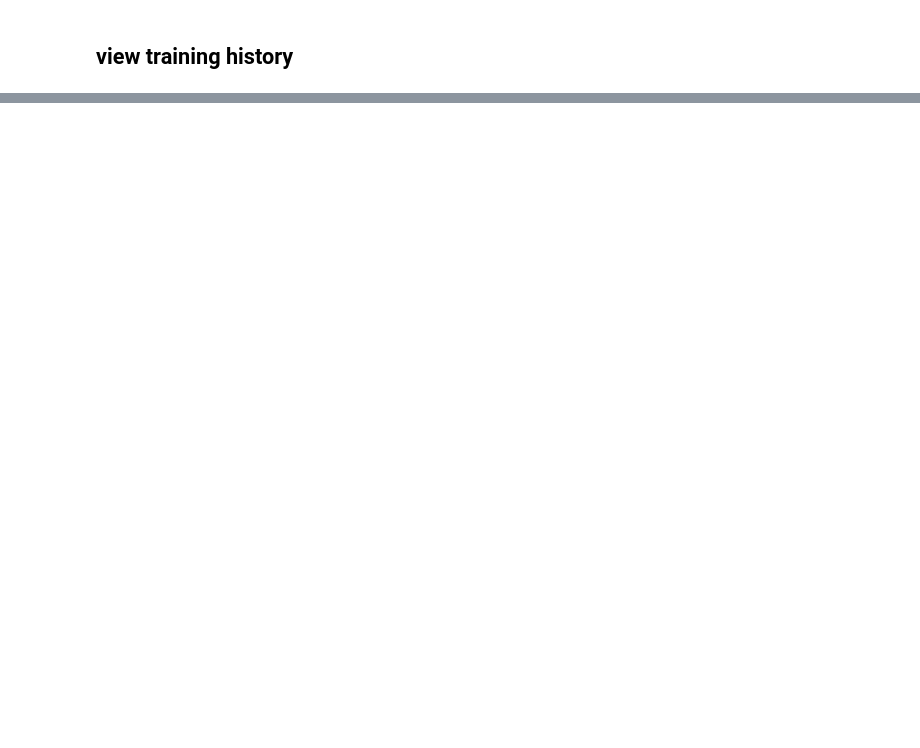
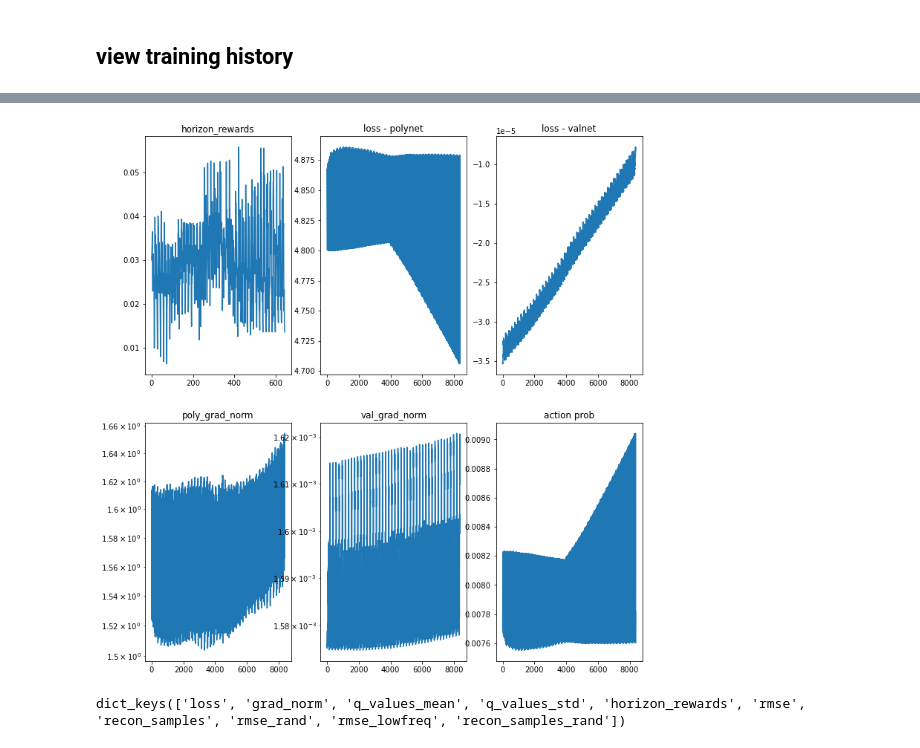
Before and after one commit to zhishenhuang/RLsamp, a Jupyter notebook: RL_dev.ipynb, the cells around one changed output, grey strips where cells are left out. Drawn from its saved outputs; the diff is of its cells as text; code cells hidden in the pictures; blank space fills up the shorter version.

```diff
--- a/RL_dev.ipynb
+++ b/RL_dev.ipynb
@@ -164,0 +165,37 @@ plt.show()
+# %%
+figsize = (12,13)
+keys = list(hist.keys())
+fig, axs = plt.subplots(nrows=2,ncols=3,figsize=figsize)
+
+axs[0,0].plot(hist['horizon_rewards'])
+axs[0,0].set_title('horizon_rewards')
+
+axs[0,1].plot(hist['poly_loss'])
+axs[0,1].set_title('loss - polynet')
+# axs[0,1].set_yscale('log')
+
+axs[0,2].plot(hist['val_loss'])
+axs[0,2].set_title('loss - valnet')
+# axs[0,2].set_yscale('log')
+
+axs[1,0].plot(hist['poly_grad_norm'])
+axs[1,0].set_title('poly_grad_norm')
+axs[1,0].set_yscale('log')
+
+axs[1,1].plot(hist['val_grad_norm'])
+axs[1,1].set_title('val_grad_norm')
+axs[1,1].set_yscale('log')
+
+axs[1,2].plot(hist['action_prob'])
+axs[1,2].set_title('action prob')
+
+plt.show()
+# %% [output]
+[figure, added]
+# %%
+hist_dir = '/home/huangz78/rl_samp/DQN_doubleQ_True_hist.pt'
+data = torch.load(hist_dir)
+hist = data['training_record']
+print(hist.keys())
+# %% [output]
+dict_keys(['loss', 'grad_norm', 'q_values_mean', 'q_values_std', 'horizon_rewards', 'rmse', 'recon_samples', 'rmse_rand', 'rmse_lowfreq', 'recon_samples_rand'])
```
Also changed, not shown: parts of 10 cells of this notebook, 4 other files.
